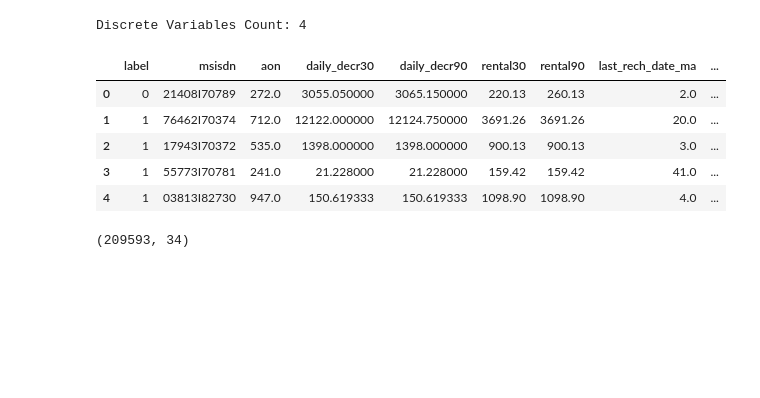
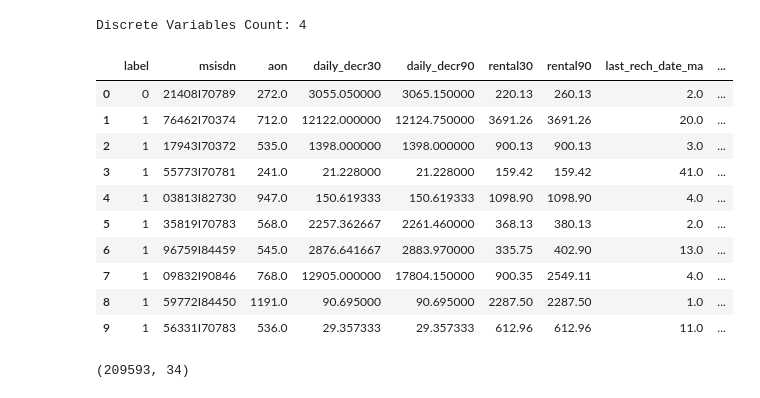
Before and after one commit to yokesh412/EMI-Default-Prediction, a Jupyter notebook: Mini_project.ipynb, the cells around one changed output. Drawn from its saved outputs; the diff is of its cells as text; code cells hidden in the pictures; blank space fills up the shorter version.

```diff
--- a/Mini_project.ipynb
+++ b/Mini_project.ipynb
@@ -112,14 +119,19 @@ print("Discrete Variables Count: {}".format(len(discrete_feature)))
 # %% [output]
 Discrete Variables Count: 4
 # %%
-dataset.head()
+dataset.head(10)
 # %% [output]
 |  | label | msisdn | aon | daily_decr30 | daily_decr90 | rental30 | rental90 | last_rech_date_ma | ... |
 | 0 | 0 | 21408I70789 | 272.0 | 3055.050000 | 3065.150000 | 220.13 | 260.13 | 2.0 | ... |
 | 1 | 1 | 76462I70374 | 712.0 | 12122.000000 | 12124.750000 | 3691.26 | 3691.26 | 20.0 | ... |
 | 2 | 1 | 17943I70372 | 535.0 | 1398.000000 | 1398.000000 | 900.13 | 900.13 | 3.0 | ... |
 | 3 | 1 | 55773I70781 | 241.0 | 21.228000 | 21.228000 | 159.42 | 159.42 | 41.0 | ... |
 | 4 | 1 | 03813I82730 | 947.0 | 150.619333 | 150.619333 | 1098.90 | 1098.90 | 4.0 | ... |
+| 5 | 1 | 35819I70783 | 568.0 | 2257.362667 | 2261.460000 | 368.13 | 380.13 | 2.0 | ... |
+| 6 | 1 | 96759I84459 | 545.0 | 2876.641667 | 2883.970000 | 335.75 | 402.90 | 13.0 | ... |
+| 7 | 1 | 09832I90846 | 768.0 | 12905.000000 | 17804.150000 | 900.35 | 2549.11 | 4.0 | ... |
+| 8 | 1 | 59772I84450 | 1191.0 | 90.695000 | 90.695000 | 2287.50 | 2287.50 | 1.0 | ... |
+| 9 | 1 | 56331I70783 | 536.0 | 29.357333 | 29.357333 | 612.96 | 612.96 | 11.0 | ... |
 # %%
 dataset.shape
 # %% [output]
```
Also changed, not shown: parts of 30 cells of this notebook.
